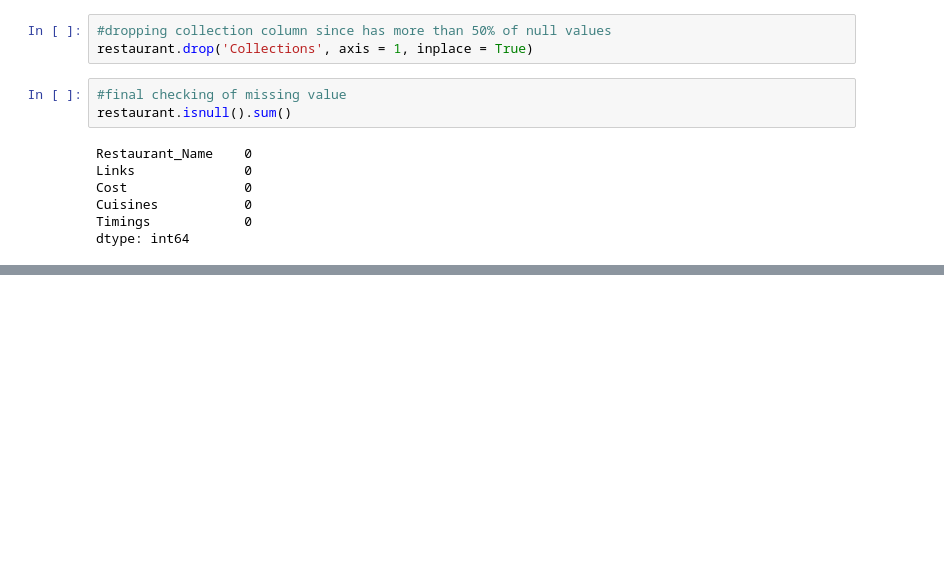
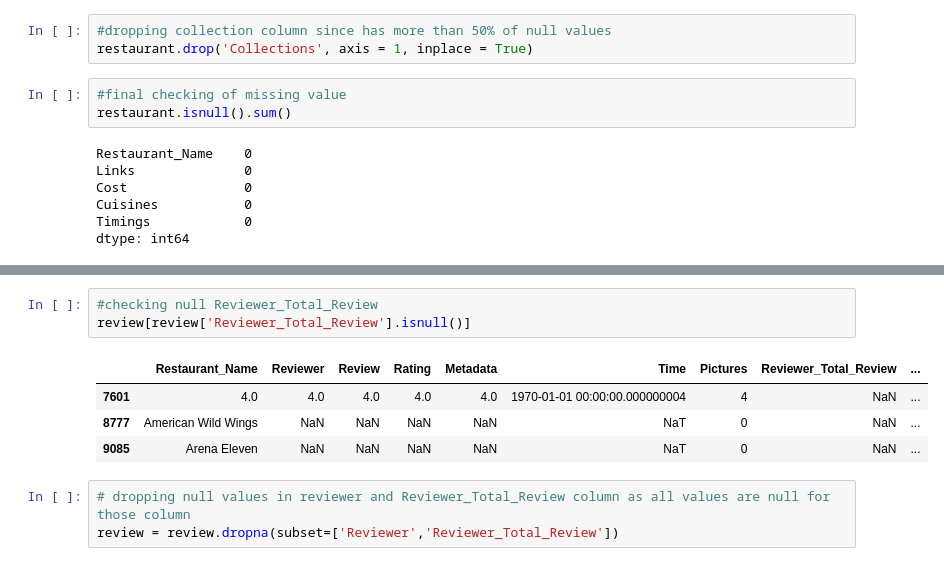
Before and after one commit to pi-mishra/Zomato-Restaurant-Clustering-And-Sentiment-Analysis, a Jupyter notebook: Zomato_Restaurant_Clustering_And_Sentiment_Analysis.ipynb, the cells around one changed output, grey strips where cells are left out. Cells and saved outputs as stored; diff of their text form; blank space fills up the shorter version.

```diff
--- a/Zomato_Restaurant_Clustering_And_Sentiment_Analysis.ipynb
+++ b/Zomato_Restaurant_Clustering_And_Sentiment_Analysis.ipynb
@@ -1063,0 +1098,11 @@ dtype: int64
+# %%
+#checking null Reviewer_Total_Review
+review[review['Reviewer_Total_Review'].isnull()]
+# %% [output]
+|  | Restaurant_Name | Reviewer | Review | Rating | Metadata | Time | Pictures | Reviewer_Total_Review | ... |
+| 7601 | 4.0 | 4.0 | 4.0 | 4.0 | 4.0 | 1970-01-01 00:00:00.000000004 | 4 | NaN | ... |
+| 8777 | American Wild Wings | NaN | NaN | NaN | NaN | NaT | 0 | NaN | ... |
+| 9085 | Arena Eleven | NaN | NaN | NaN | NaN | NaT | 0 | NaN | ... |
+# %%
+# dropping null values in reviewer and Reviewer_Total_Review column as all values are null for those column
+review = review.dropna(subset=['Reviewer','Reviewer_Total_Review'])
```
Also changed, not shown: parts of 16 cells of this notebook.
